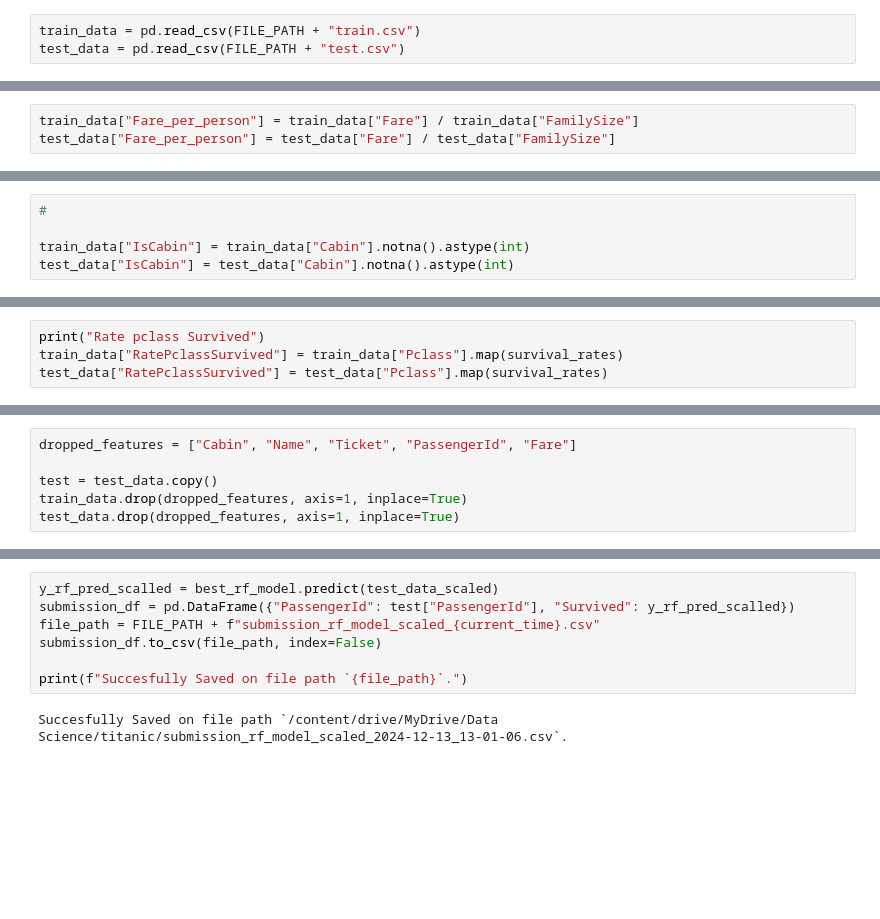
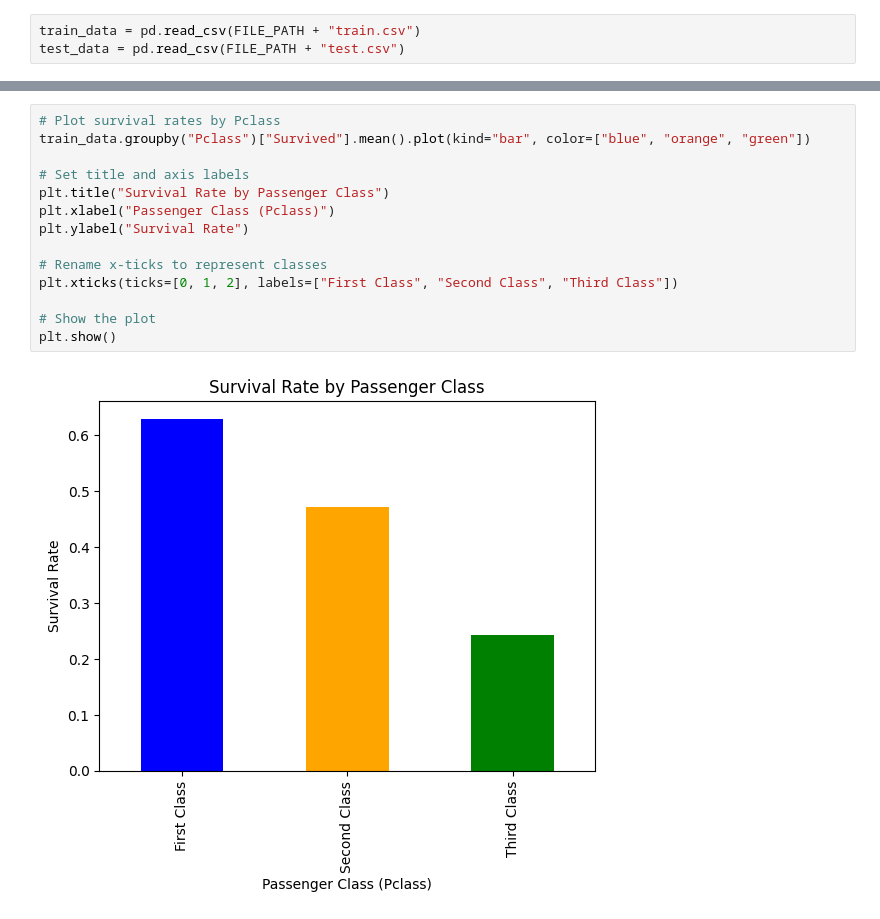
Before and after one commit to segnig/Kaggle-Competitions, a Jupyter notebook: titanic/titanic.ipynb, the cells around one changed output, grey strips where cells are left out. Drawn from its saved outputs; the diff is of its cells as text; blank space fills up the shorter version.

```diff
--- a/titanic/titanic.ipynb
+++ b/titanic/titanic.ipynb
@@ -331,3 +28,0 @@ plt.show()
-# %%
-train_data["Fare_per_person"] = train_data["Fare"] / train_data["FamilySize"]
-test_data["Fare_per_person"] = test_data["Fare"] / test_data["FamilySize"]
@@ -362,5 +28,0 @@ plt.show()
-# %%
-#
-
-train_data["IsCabin"] = train_data["Cabin"].notna().astype(int)
-test_data["IsCabin"] = test_data["Cabin"].notna().astype(int)
@@ -384,4 +28,0 @@ Name: Survived, dtype: float64
-# %%
-print("Rate pclass Survived")
-train_data["RatePclassSurvived"] = train_data["Pclass"].map(survival_rates)
-test_data["RatePclassSurvived"] = test_data["Pclass"].map(survival_rates)
@@ -439,6 +28,0 @@ memory usage: 49.1+ KB
-# %%
-dropped_features = ["Cabin", "Name", "Ticket", "PassengerId", "Fare"]
-
-test = test_data.copy()
-train_data.drop(dropped_features, axis=1, inplace=True)
-test_data.drop(dropped_features, axis=1, inplace=True)
@@ -613,9 +29,16 @@ plt.show()
-# %%
-y_rf_pred_scalled = best_rf_model.predict(test_data_scaled)
-submission_df = pd.DataFrame({"PassengerId": test["PassengerId"], "Survived": y_rf_pred_scalled})
-file_path = FILE_PATH + f"submission_rf_model_scaled_{current_time}.csv"
-submission_df.to_csv(file_path, index=False)
-
-print(f"Succesfully Saved on file path `{file_path}`.")
-# %% [output]
-Succesfully Saved on file path `/content/drive/MyDrive/Data Science/titanic/submission_rf_model_scaled_2024-12-13_13-01-06.csv`.
+# %%
+# Plot survival rates by Pclass
+train_data.groupby("Pclass")["Survived"].mean().plot(kind="bar", color=["blue", "orange", "green"])
+
+# Set title and axis labels
+plt.title("Survival Rate by Passenger Class")
+plt.xlabel("Passenger Class (Pclass)")
+plt.ylabel("Survival Rate")
+
+# Rename x-ticks to represent classes
+plt.xticks(ticks=[0, 1, 2], labels=["First Class", "Second Class", "Third Class"])
+
+# Show the plot
+plt.show()
+# %% [output]
+[figure, added]
```
Also changed, not shown: parts of 54 cells of this notebook.
